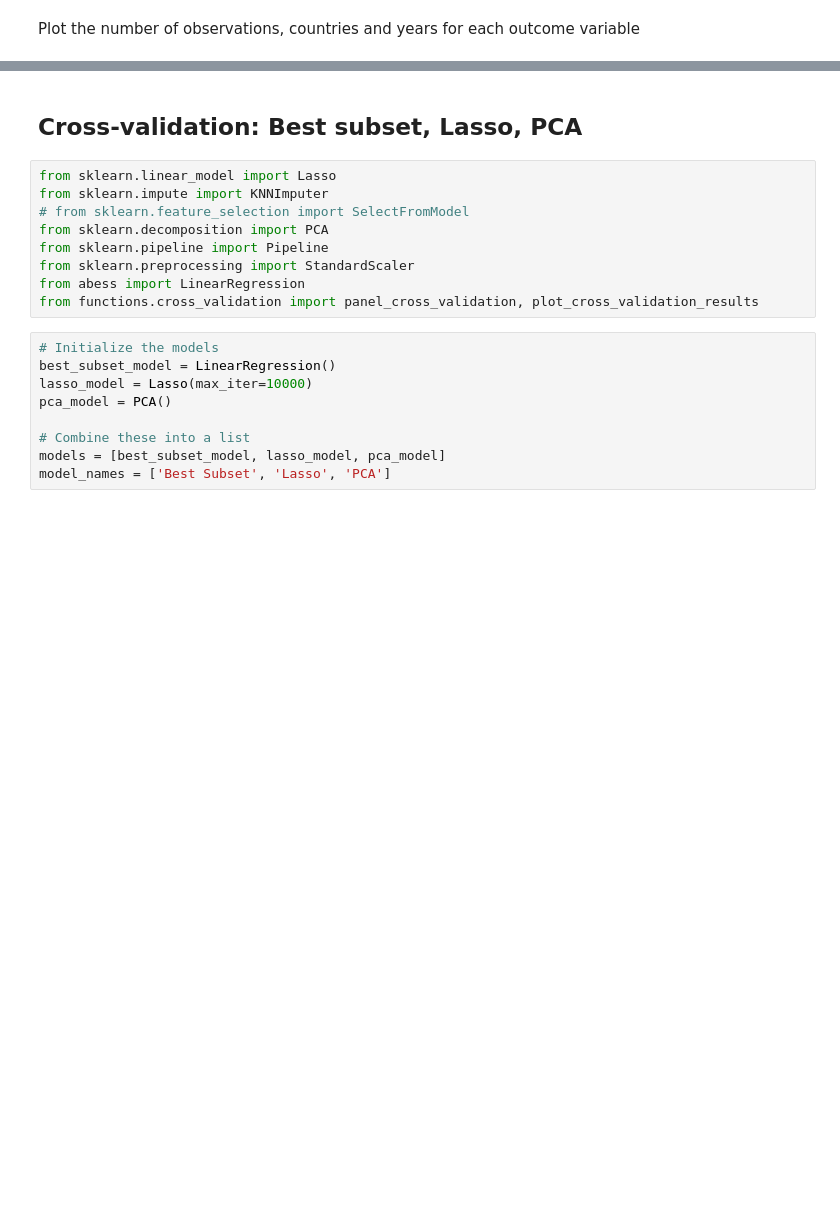
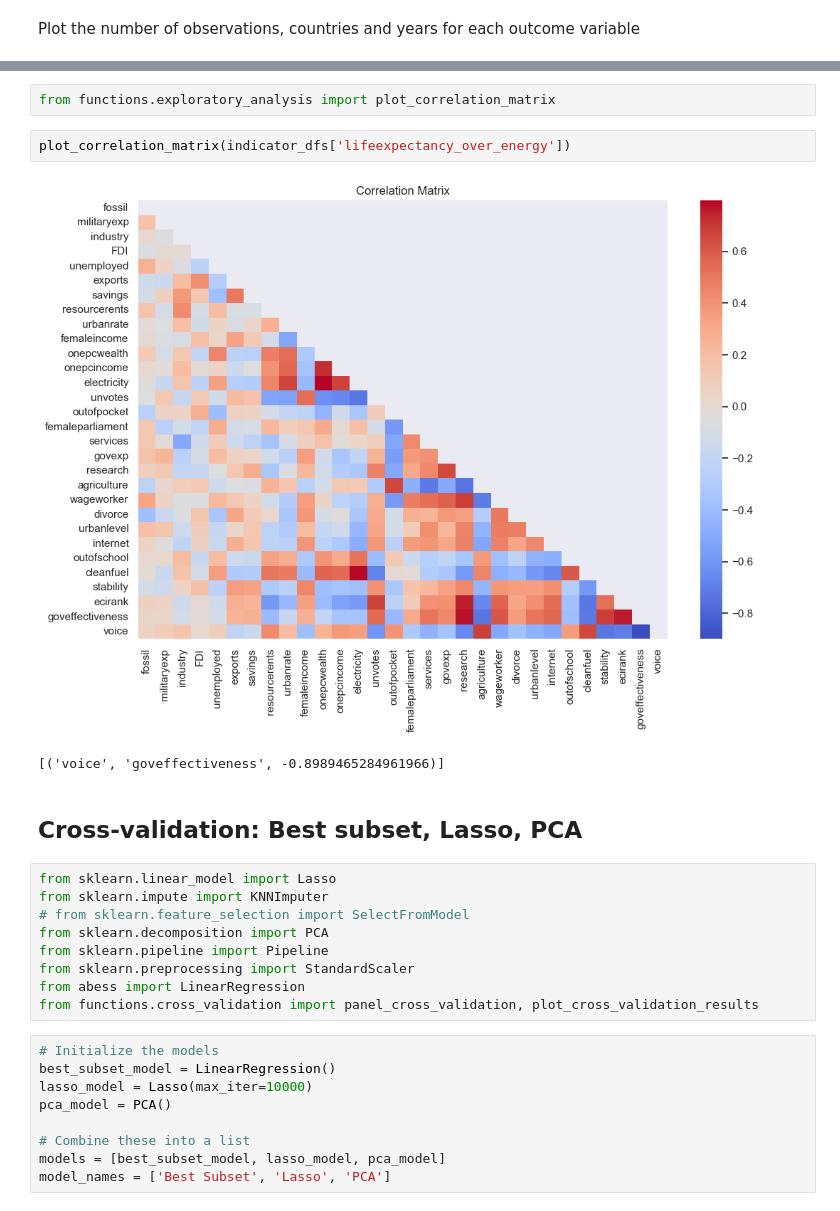
Before and after one commit to saviorand/provisioning-model, a Jupyter notebook: notebooks/provisioning.ipynb, the cells around one changed output, grey strips where cells are left out. Cells and saved outputs as stored; diff of their text form; blank space fills up the shorter version.

```diff
--- a/notebooks/provisioning.ipynb
+++ b/notebooks/provisioning.ipynb
@@ -101,3 +107,10 @@ plot_summary_variable(summary_dfs['lifeexpectancy_over_energy'], 'num_years')
+# %%
+from functions.exploratory_analysis import plot_correlation_matrix
+# %%
+plot_correlation_matrix(indicator_dfs['lifeexpectancy_over_energy'])
+# %% [output]
+[figure, added]
+[('voice', 'goveffectiveness', -0.8989465284961966)]
 # %% [markdown]
 ## Cross-validation: Best subset, Lasso, PCA
 # %%
```
Also changed, not shown: parts of 13 cells of this notebook, 1 other file.
